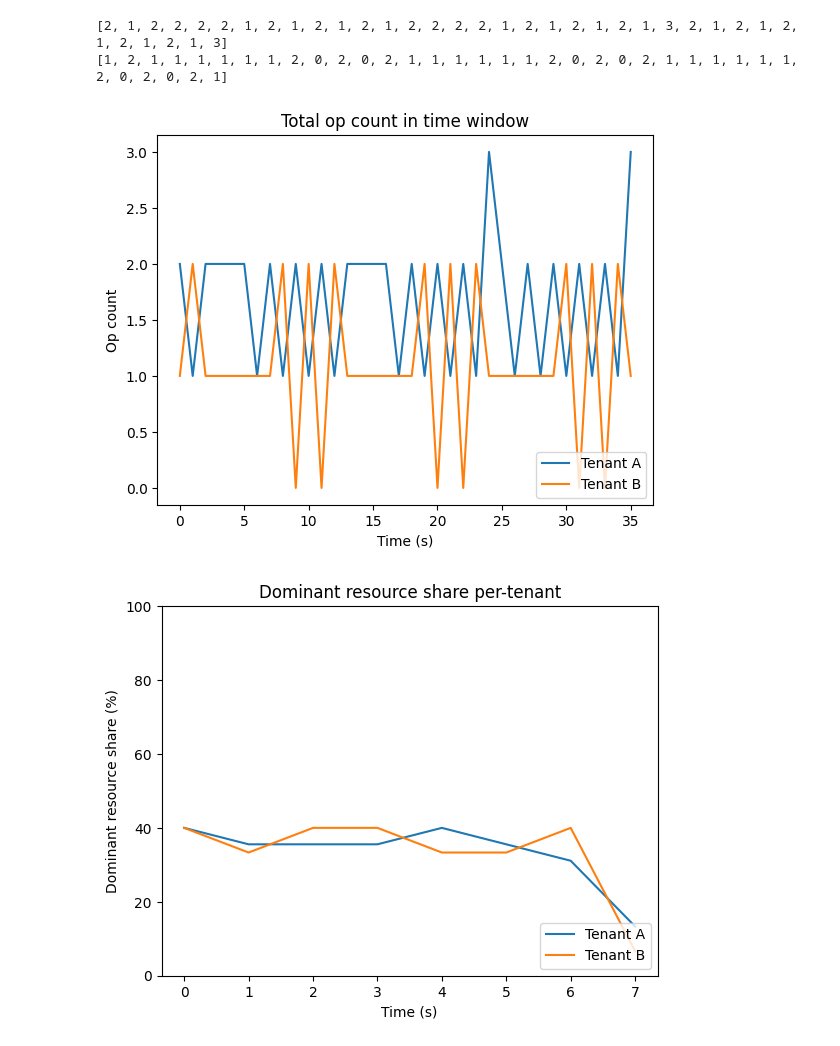
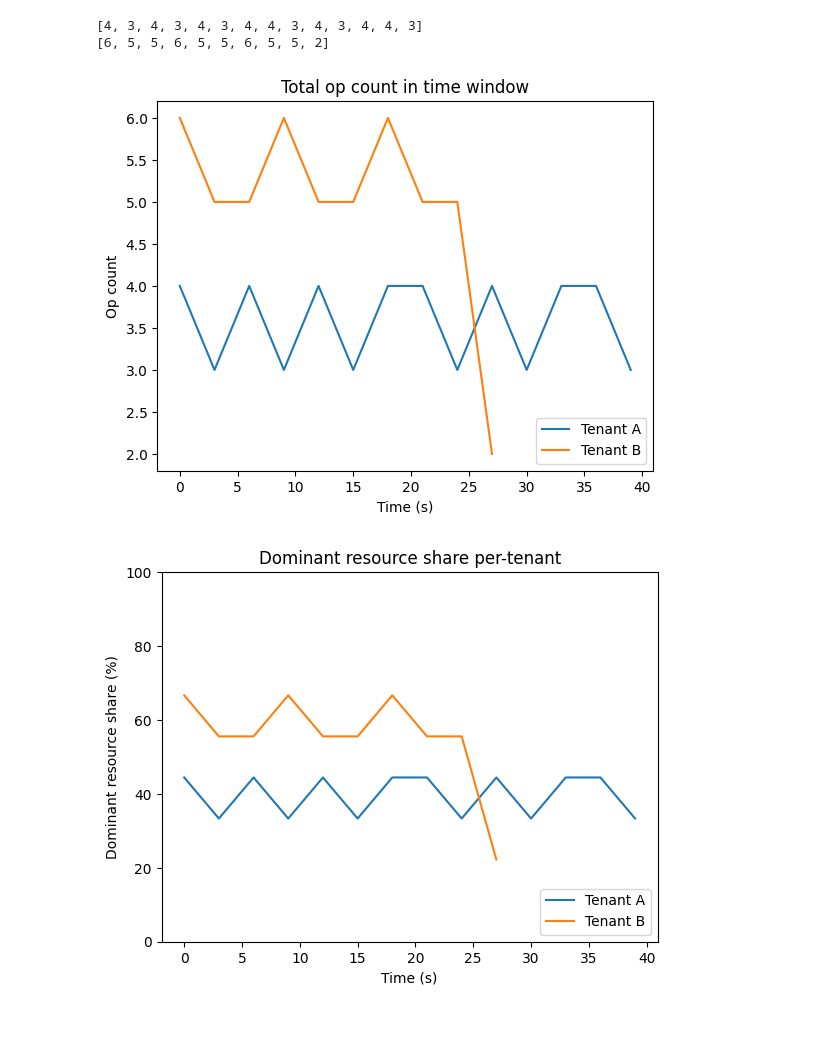
Before and after one commit to tyler-griggs/fair-db, a Jupyter notebook: analysis.ipynb, the cells around one changed output. Cells and saved outputs as stored; diff of their text form; code cells hidden in the pictures.

Commit message:
per-resource fairness done. Now BIG cleanup time

```diff
--- a/analysis.ipynb
+++ b/analysis.ipynb
@@ -1,5 +1,6 @@
 # %%
-num_workers = 2
+# Parallel workers
+num_workers = 4
 num_clients = 2
 
 client_starts = []
@@ -16,7 +17,6 @@ for i in range(num_workers):
       client_durations[j].extend([int(x) for x in file.readline().strip().split(':')[1].split(',')[:-1]])
     for j in range(num_clients):
       client_starts[j].extend([int(x) for x in file.readline().strip().split(':')[1].split(',')[:-1]])
-      # print(f'Starts: {client_starts[j]}')
 
 absolute_start = min(client_starts[0] + client_starts[1])
 for i in range(len(client_starts)):
@@ -32,6 +105,5 @@ for i in range(len(client_starts)):
 # %%
-
-interval_seconds = 1
+interval_seconds = 3
 
 def chunk(starts):
   chunked_starts = [0]
@@ -54,30 +126,42 @@ print(client1_chunked_starts)
 print(client2_chunked_starts)
 
 # disk,cpu - 1,4 - 3,1 - out of 9/18
-client1_disk_util = [100 * 1/9 * num_tasks /interval_seconds for num_tasks in client1_chunked_starts]
-client1_cpu_util = [100 * 4/18 * num_tasks /interval_seconds for num_tasks in client1_chunked_starts]
+# client1_disk_util = [100 * 1/9 * num_tasks /interval_seconds for num_tasks in client1_chunked_starts]
+# client1_cpu_util = [100 * 4/18 * num_tasks /interval_seconds for num_tasks in client1_chunked_starts]
+
+# client2_disk_util = [100 * 3/9 * num_tasks /interval_seconds for num_tasks in client2_chunked_starts]
+# client2_cpu_util = [100 * 1/18 * num_tasks /interval_seconds for num_tasks in client2_chunked_starts]
+
+client1_disk_util = [100 * 1/3 * 1/3 * num_tasks /interval_seconds for num_tasks in client1_chunked_starts]
+client1_cpu_util = [100 * 2/3 * 1/4 * num_tasks /interval_seconds for num_tasks in client1_chunked_starts]
+
+# TODO: I think this is under-counting CPU because of disk wait
+#       Use this to articifially inflate based on total read time
+# client1_cpu_util = [100 * 2/3 * 40/132 * num_tasks /interval_seconds for num_tasks in client1_chunked_starts]
+
+# 2/3s per op, 132/40 core seconds
 
 client2_disk_util = [100 * 3/9 * num_tasks /interval_seconds for num_tasks in client2_chunked_starts]
-client2_cpu_util = [100 * 1/18 * num_tasks /interval_seconds for num_tasks in client2_chunked_starts]
+client2_cpu_util = [100 * 1/24 * num_tasks /interval_seconds for num_tasks in client2_chunked_starts]
 # %% [output]
-[2, 1, 2, 2, 2, 2, 1, 2, 1, 2, 1, 2, 1, 2, 2, 2, 2, 1, 2, 1, 2, 1, 2, 1, 3, 2, 1, 2, 1, 2, 1, 2, 1, 2, 1, 3]
-[1, 2, 1, 1, 1, 1, 1, 1, 2, 0, 2, 0, 2, 1, 1, 1, 1, 1, 1, 2, 0, 2, 0, 2, 1, 1, 1, 1, 1, 1, 2, 0, 2, 0, 2, 1]
+[4, 3, 4, 3, 4, 3, 4, 4, 3, 4, 3, 4, 4, 3]
+[6, 5, 5, 6, 5, 5, 6, 5, 5, 2]
 # %%
 import matplotlib.pyplot as plt
 
 _, ax = plt.subplots()
 ax.set_title('Total op count in time window')
 ax.set_ylabel('Op count')
 ax.set_xlabel('Time (s)')
 # ax.set_ylim(0,100)
 
-ax.plot(list(range(len(client1_chunked_starts))), client1_chunked_starts, label='Tenant A')
-ax.plot(list(range(len(client2_chunked_starts))), client2_chunked_starts, label='Tenant B')
+ax.plot([x * interval_seconds for x in list(range(len(client1_chunked_starts)))], client1_chunked_starts, label='Tenant A')
+ax.plot([x * interval_seconds for x in list(range(len(client2_chunked_starts)))], client2_chunked_starts, label='Tenant B')
 ax.legend(loc='lower right')
 
 plt.show()
 # %% [output]
-[figure, old version]
+[figure, new version]
 # %%
 import matplotlib.pyplot as plt
 
@@ -92,13 +176,13 @@ ax.set_ylim(0,100)
 # x_axis = list(range(how_many))
 # x_axis = [x * 3 for x in list(range(how_many))]
 
-ax.plot(list(range(len(client1_cpu_util))), client1_cpu_util, label='Tenant A')
-ax.plot(list(range(len(client2_disk_util))), client2_disk_util, label='Tenant B')
+ax.plot([x * interval_seconds for x in list(range(len(client1_cpu_util)))], client1_cpu_util, label='Tenant A')
+ax.plot([x * interval_seconds for x in list(range(len(client2_disk_util)))], client2_disk_util, label='Tenant B')
 ax.legend(loc='lower right')
 
 plt.show()
 # %% [output]
-[figure, old version]
+[figure, new version]
 # %%
 # Metrics:
 # Dominant resource share over time
```
Also changed, not shown: parts of 8 cells of this notebook, 2 other files.
